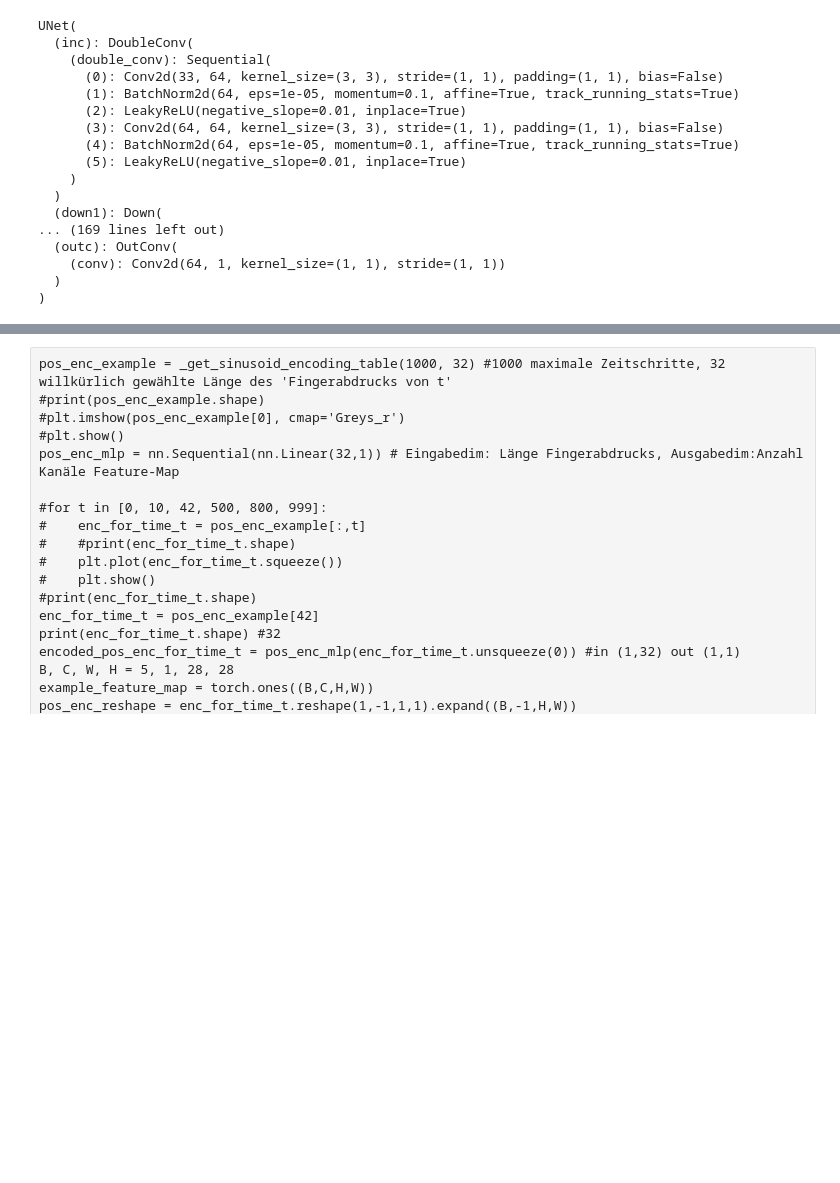
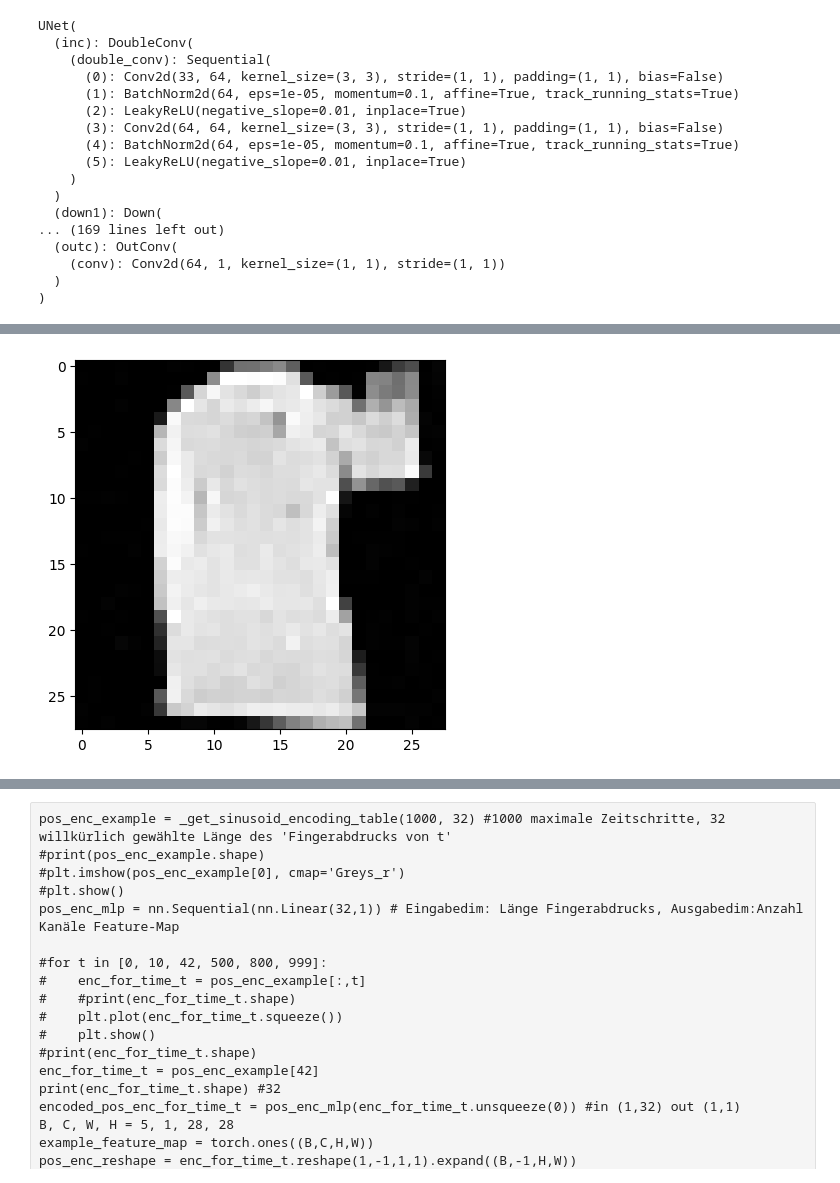
Before and after one commit to FirstThread/DDPM-and-LDM, a Jupyter notebook: FashionMNIST_Dataset-Diffusion_Model.ipynb, the cells around one changed output, grey strips where cells are left out. Cells and saved outputs as stored; diff of their text form; code cells hidden in the pictures; blank space fills up the shorter version.

```diff
--- a/FashionMNIST_Dataset-Diffusion_Model.ipynb
+++ b/FashionMNIST_Dataset-Diffusion_Model.ipynb
@@ -1008,0 +956,22 @@ for j in reversed(range(999)):
+# %%
+import matplotlib.pyplot as plt
+import matplotlib.animation as animation
+
+fig, ax = plt.subplots()
+
+for m in range(10):
+    coole_generierte_bilder.append(coole_generierte_bilder[-1])
+# Ihr Array coole_generierte_bilder
+# Beispiel: coole_generierte_bilder = [np.random.rand(100, 100) for _ in range(10)]
+
+im = ax.imshow(coole_generierte_bilder[0].cpu().detach().numpy()[0,0], cmap='gray', vmin=-1, vmax=1)
+
+def update(num):
+    im.set_array(coole_generierte_bilder[num].cpu().detach().numpy()[0,0])
+    return im,
+
+ani = animation.FuncAnimation(fig, update, frames=range(len(coole_generierte_bilder)), blit=True)
+
+ani.save('animation.gif', writer='pillow')
+# %% [output]
+[figure, added]
```
Also changed, not shown: parts of 17 cells of this notebook, 6 other files.
